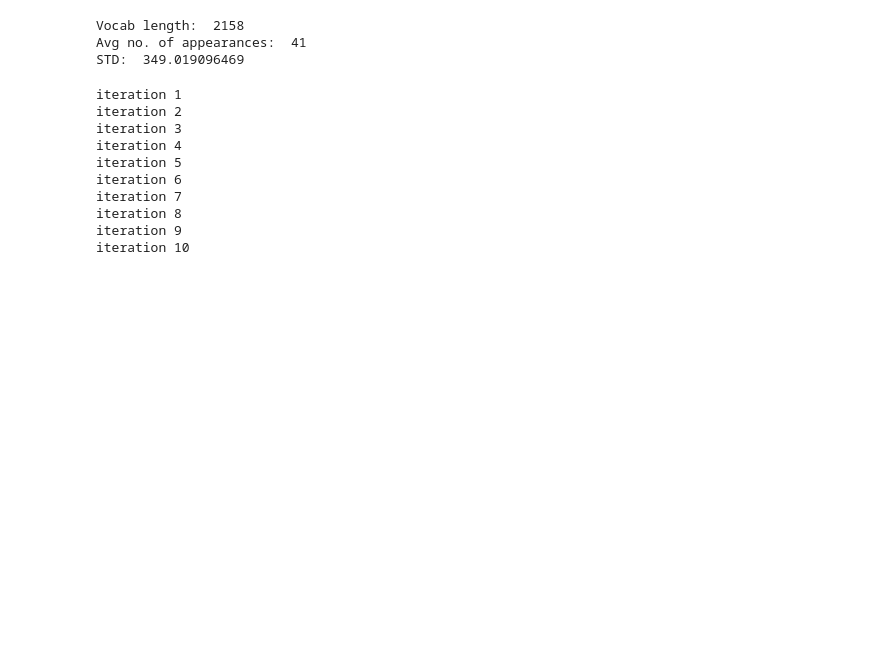
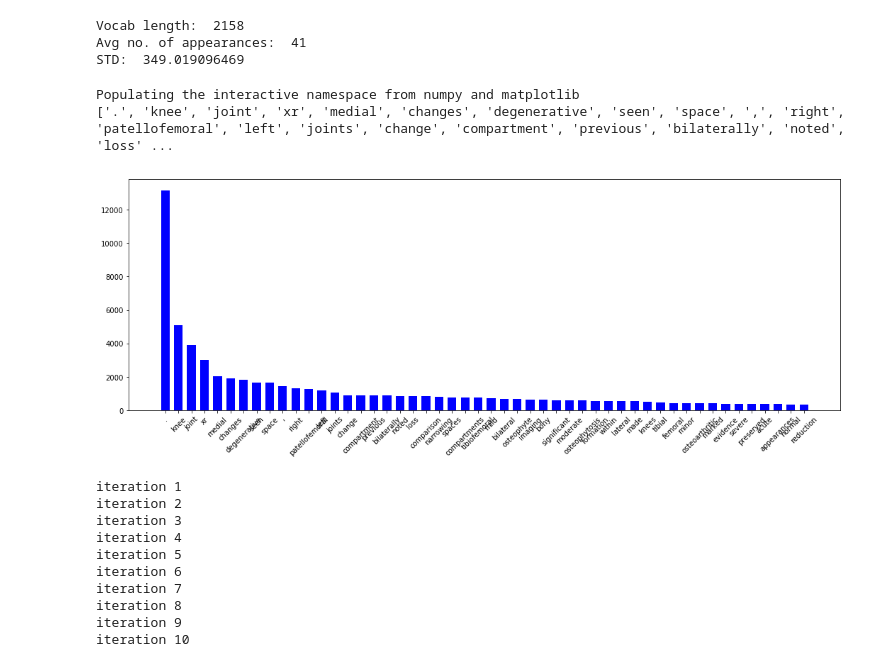
Before and after one commit to kasimayy/x_ray_fracture_localisation, a Jupyter notebook: VisualiseReports.ipynb, the cells around one changed output. Saved outputs shown, nothing was run; the diff lists cells and outputs as text; code cells hidden in the pictures; blank space fills up the shorter version.

```diff
--- a/VisualiseReports.ipynb
+++ b/VisualiseReports.ipynb
@@ -1,16 +1,17 @@
 # %%
-# import sys
-# sys.path.insert(0,'/vol/medic02/users/ag6516/miniconda/envs/PyTorch27/lib/python2.7/site-packages')
-# sys.path.insert(0,'/vol/medic02/users/ag6516/miniconda/envs/PyTorch27/lib/python2.7/site-packages/setuptools-27.2.0-py2.7.egg')
-# sys.path.insert(0,'/vol/medic02/users/ag6516/miniconda/envs/PyTorch27/lib/python2.7/site-packages/IPython/extensions')
-# sys.path
+import sys
+sys.path.insert(0,'/vol/medic02/users/ag6516/miniconda/envs/PyTorch27/lib/python2.7/site-packages')
+sys.path.insert(0,'/vol/medic02/users/ag6516/miniconda/envs/PyTorch27/lib/python2.7/site-packages/setuptools-27.2.0-py2.7.egg')
+sys.path.insert(0,'/vol/medic02/users/ag6516/miniconda/envs/PyTorch27/lib/python2.7/site-packages/IPython/extensions')
+sys.path
+nltk.data.path = ['/vol/medic02/users/ag6516/nltk_data']
 import csv
 import pandas as pd
 from read_data import read_csv_into_df
 # %%
 fields = ['Accession', 'Clinical history', 'Comment', 'Report text']
-# dir = ('/vol/medic02/users/ag6516/x_ray_fracture_localisation/')
-dir = ('/Users/Aydan/PhD/x_ray_fracture_localisation/')
+dir = ('/vol/medic02/users/ag6516/x_ray_fracture_localisation/')#
+# dir = ('/Users/Aydan/PhD/x_ray_fracture_localisation/')
 
 with open(dir + 'data/Reports/XKNEB_Jan_Dec_2015_anon.csv', 'rU') as csvfile:
     data1 = csv.reader(csvfile, delimiter=',')
@@ -62,14 +63,13 @@ for i, row in df.iterrows():
     report = row['Report text'].decode('utf-8').lower()
 
     # Replace unnecessary punctuation
-
     for char in ['~', '"']:
         report = report.replace(char, '')
 
     for char in ['!', '?', ';', ':', '.']:
         report = report.replace(char, ' . ')
 
-    for char in ['(', ')', ',']:
+    for char in ['(', ')', ',', '/']:
         report = report.replace(char, ' , ')
 
     # Tokenize
@@ -92,4 +92,26 @@ print 'STD: ', np.std(freqs)
 Vocab length:  2158
 Avg no. of appearances:  41
 STD:  349.019096469
+# %%
+# Vocab evaluation
+import matplotlib.pyplot as plt
+#%matplotlib inline
+%pylab inline
+pylab.rcParams['figure.figsize'] = (18, 6)
+
+hist = [(word,freq) for word, freq in fdist_all.most_common(50)]
+#fdist_all.plot(50)
+
+words = [str(word) for word in zip(*hist)[0]]
+print words
+counts = range(len(words))
+frequency = zip(*hist)[1]
+
+plt.bar(counts, frequency, 1/1.5, color="blue", align='center')
+plt.xticks(counts, words, rotation=45)
+fig = plt.gcf()
+# %% [output]
+Populating the interactive namespace from numpy and matplotlib
+['.', 'knee', 'joint', 'xr', 'medial', 'changes', 'degenerative', 'seen', 'space', ',', 'right', 'patellofemoral', 'left', 'joints', 'change', 'compartment', 'previous', 'bilaterally', 'noted', 'loss' ...
+[figure, added]
 # %%
```
Also changed, not shown: parts of 2 cells of this notebook, 1 other file.
